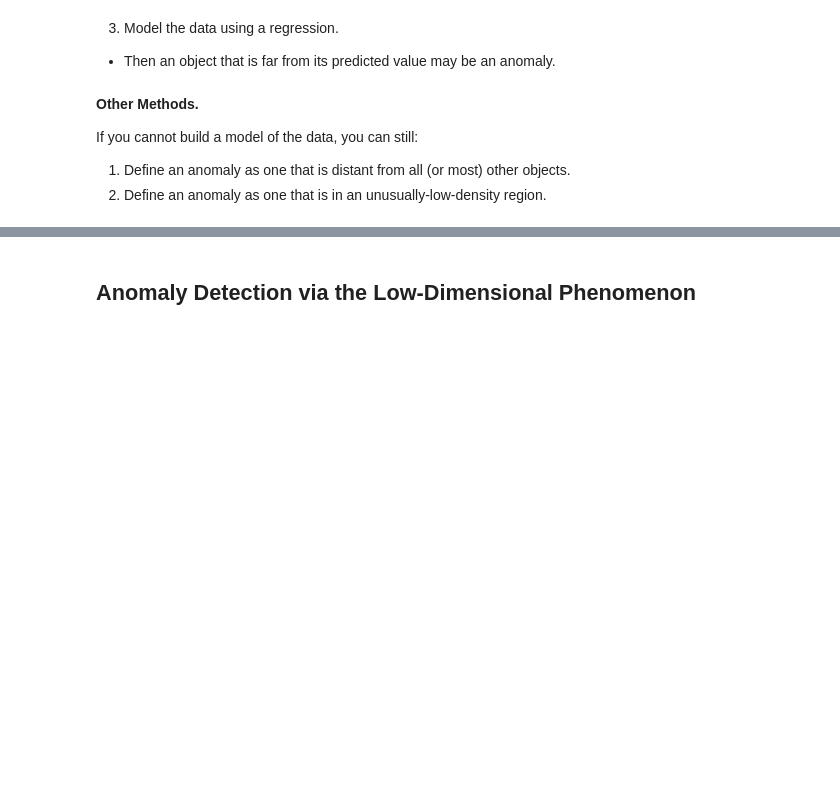
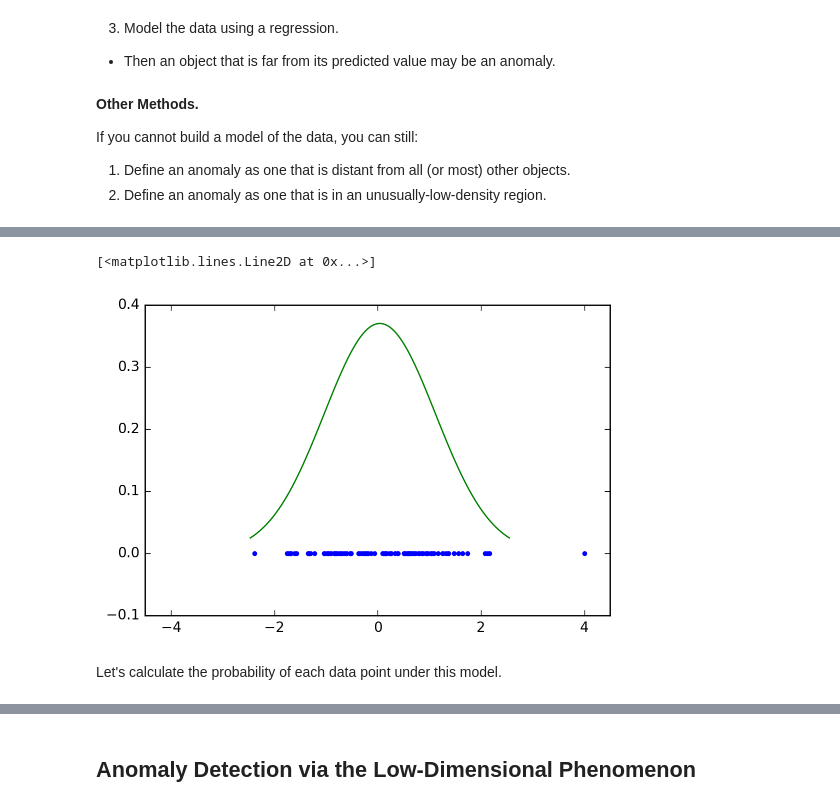
Before and after one commit to mcrovella/CS506-Computational-Tools-for-Data-Science, a Jupyter notebook: 12-Anomaly-Detection-SVD-III.ipynb, the cells around one changed output, grey strips where cells are left out. Cells and saved outputs as stored; diff of their text form; code cells hidden in the pictures; blank space fills up the shorter version.

```diff
--- a/12-Anomaly-Detection-SVD-III.ipynb
+++ b/12-Anomaly-Detection-SVD-III.ipynb
@@ -134,0 +148,18 @@ If you cannot build a model of the data, you can still:
+# %%
+m_est = np.mean(data)
+std_est = np.std(data)
+# %%
+import scipy.stats
+norm = scipy.stats.distributions.norm(m_est,std_est)
+# %%
+plt.plot(data, np.zeros(n_samples+1), '.')
+plt.xlim([-4.5, 4.5])
+plt.ylim([-0.1,0.4])
+x = np.linspace(norm.ppf(0.01),
+                 norm.ppf(0.99), 100)
+plt.plot(x, norm.pdf(x), '-')
+# %% [output]
+[<matplotlib.lines.Line2D at 0x...>]
+[figure, added]
+# %% [markdown]
+Let's calculate the probability of each data point under this model.
```
Also changed, not shown: parts of 28 cells of this notebook.
